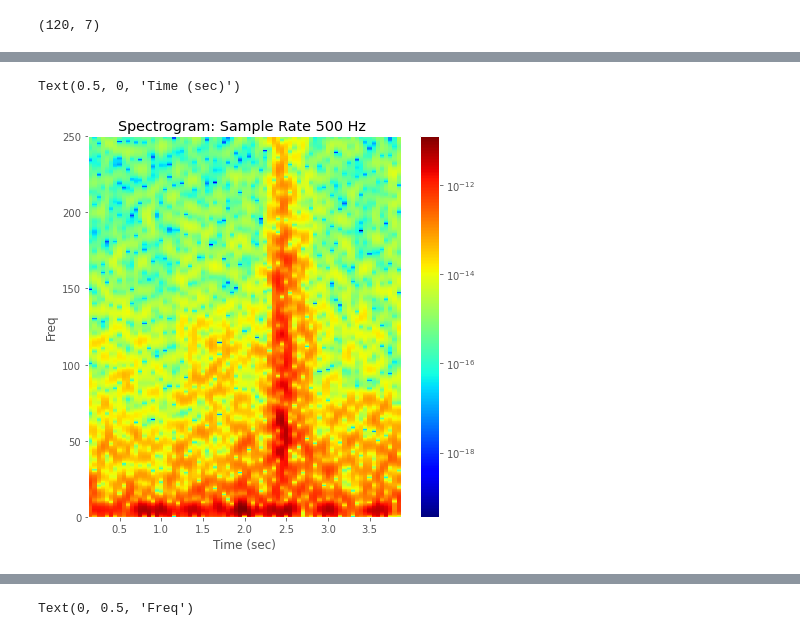
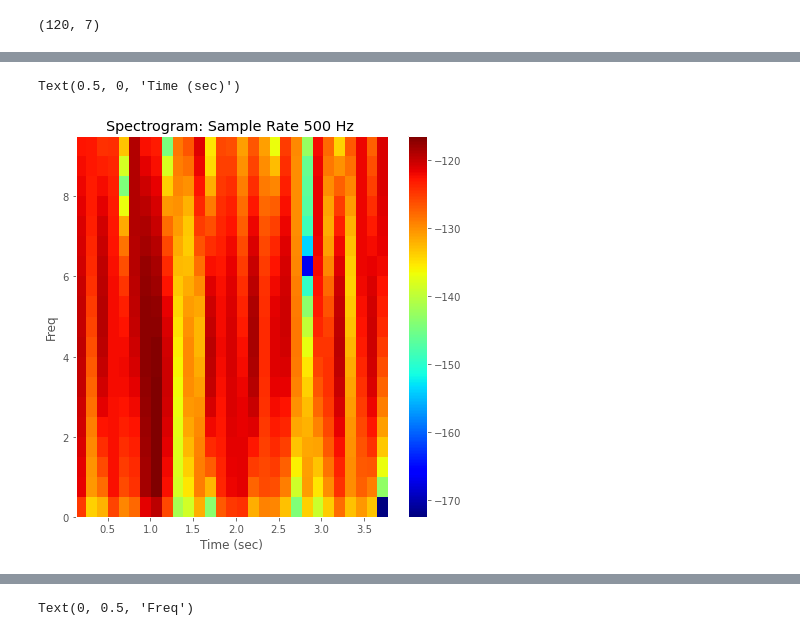
Before and after one commit to nikl1425/DeepLearning_Master, a Jupyter notebook: DataHandling/Køge/EEG_Spectrogram_playground.ipynb, the cells around one changed output, grey strips where cells are left out. Saved outputs shown, nothing was run; the diff lists cells and outputs as text; code cells hidden in the pictures.

```diff
--- a/DataHandling/Køge/EEG_Spectrogram_playground.ipynb
+++ b/DataHandling/Køge/EEG_Spectrogram_playground.ipynb
@@ -711,26 +718,22 @@ ax6.axis(ymin=0, ymax=120)
 # %%
 Fs = 500       # Define the sampling frequency,
 interval = int(Fs/4)   # ... the interval size,
-overlap = int(interval * 0.8)  # ... and the overlap intervals
+overlap = int(interval * 0.5)  # ... and the overlap intervals
 # %%
 import matplotlib
 import pylab
 import matplotlib.colors as colors
 from scipy.stats import lognorm
 
-
-
-
-
-f, t, Sxx = signal.spectrogram(np.array(sze), fs=Fs, nperseg=interval, noverlap=overlap, nfft=1028, window='hann')
+f, t, Sxx = signal.spectrogram(np.array(all), fs=Fs, nperseg=interval, noverlap=overlap, nfft=1000, window='hann')
 plt.figure(figsize=(7,7))
-#Sxx = 10*np.log10(Sxx)
+Sxx = 10*np.log10(Sxx)
 normalize_color= colors.LogNorm(vmin=np.amin(Sxx), vmax=np.amax(Sxx))
-plt.pcolormesh(t, f, Sxx, cmap='jet', norm=normalize_color)# Plot the result
+plt.pcolormesh(t, f[:20], Sxx[:20], cmap='jet')# Plot the result
 plt.colorbar()
 plt.title("Spectrogram: Sample Rate 500 Hz ")
 plt.ylabel("Freq")
 plt.xlabel("Time (sec)")
 # %% [output]
 Text(0.5, 0, 'Time (sec)')
-[figure, old version]
+[figure, new version]
```
Also changed, not shown: parts of 20 cells of this notebook, 2 other files.
